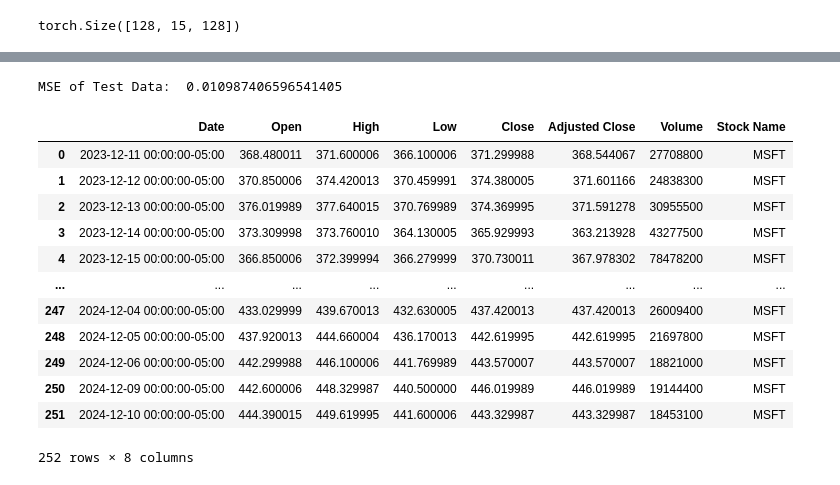
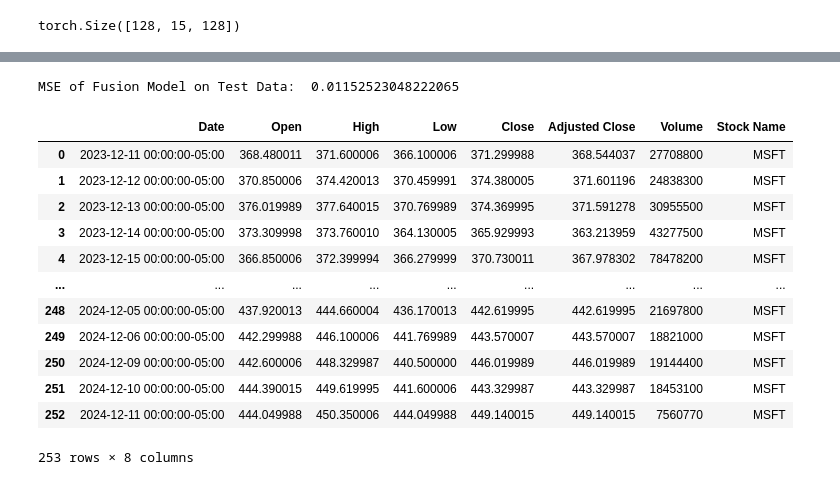
Before and after one commit to luanlam97/Gated_fusion, a Jupyter notebook: fusion.ipynb, the cells around one changed output, grey strips where cells are left out. Drawn from its saved outputs; the diff is of its cells as text; code cells hidden in the pictures.

```diff
--- a/fusion.ipynb
+++ b/fusion.ipynb
@@ -348,31 +345,31 @@ with torch.no_grad():
         err += diff.sum()
         count += diff.size(0)
 # %%
-print("MSE of Test Data: ", (err/count).item())
+print("MSE of Fusion Model on Test Data: ", (err/count).item())
 # %% [output]
-MSE of Test Data:  0.010987406596541405
+MSE of Fusion Model on Test Data:  0.01152523048222065
 # %%
 import yfinance as yf
 # %%
-msft = yf.Ticker("MSFT")
-msft = msft.history(interval="1d", period = "1y", auto_adjust=False, actions=False)
-msft.rename(columns={'Adj Close': 'Adjusted Close'}, inplace=True)
-msft["Stock Name"] = "MSFT"
-msft = msft.reset_index()
-msft['Date'] = pd.to_datetime(msft['Date'])
-msft
+AMD = yf.Ticker("MSFT")
+AMD = AMD.history(interval="1d", period = "1y", auto_adjust=False, actions=False)
+AMD.rename(columns={'Adj Close': 'Adjusted Close'}, inplace=True)
+AMD["Stock Name"] = "MSFT"
+AMD = AMD.reset_index()
+AMD['Date'] = pd.to_datetime(AMD['Date'])
+AMD
 # %% [output]
 |  | Date | Open | High | Low | Close | Adjusted Close | Volume | Stock Name |
-| 0 | 2023-12-11 00:00:00-05:00 | 368.480011 | 371.600006 | 366.100006 | 371.299988 | 368.544067 | 27708800 | MSFT |
-| 1 | 2023-12-12 00:00:00-05:00 | 370.850006 | 374.420013 | 370.459991 | 374.380005 | 371.601166 | 24838300 | MSFT |
+| 0 | 2023-12-11 00:00:00-05:00 | 368.480011 | 371.600006 | 366.100006 | 371.299988 | 368.544037 | 27708800 | MSFT |
+| 1 | 2023-12-12 00:00:00-05:00 | 370.850006 | 374.420013 | 370.459991 | 374.380005 | 371.601196 | 24838300 | MSFT |
 | 2 | 2023-12-13 00:00:00-05:00 | 376.019989 | 377.640015 | 370.769989 | 374.369995 | 371.591278 | 30955500 | MSFT |
-| 3 | 2023-12-14 00:00:00-05:00 | 373.309998 | 373.760010 | 364.130005 | 365.929993 | 363.213928 | 43277500 | MSFT |
+| 3 | 2023-12-14 00:00:00-05:00 | 373.309998 | 373.760010 | 364.130005 | 365.929993 | 363.213959 | 43277500 | MSFT |
 | 4 | 2023-12-15 00:00:00-05:00 | 366.850006 | 372.399994 | 366.279999 | 370.730011 | 367.978302 | 78478200 | MSFT |
 | ... | ... | ... | ... | ... | ... | ... | ... | ... |
-| 247 | 2024-12-04 00:00:00-05:00 | 433.029999 | 439.670013 | 432.630005 | 437.420013 | 437.420013 | 26009400 | MSFT |
 | 248 | 2024-12-05 00:00:00-05:00 | 437.920013 | 444.660004 | 436.170013 | 442.619995 | 442.619995 | 21697800 | MSFT |
 | 249 | 2024-12-06 00:00:00-05:00 | 442.299988 | 446.100006 | 441.769989 | 443.570007 | 443.570007 | 18821000 | MSFT |
 | 250 | 2024-12-09 00:00:00-05:00 | 442.600006 | 448.329987 | 440.500000 | 446.019989 | 446.019989 | 19144400 | MSFT |
 | 251 | 2024-12-10 00:00:00-05:00 | 444.390015 | 449.619995 | 441.600006 | 443.329987 | 443.329987 | 18453100 | MSFT |
+| 252 | 2024-12-11 00:00:00-05:00 | 444.049988 | 450.350006 | 444.049988 | 449.140015 | 449.140015 | 7560770 | MSFT |
-252 rows × 8 columns
+253 rows × 8 columns
 # %%
```
Also changed, not shown: parts of 16 cells of this notebook, 5 other files.
